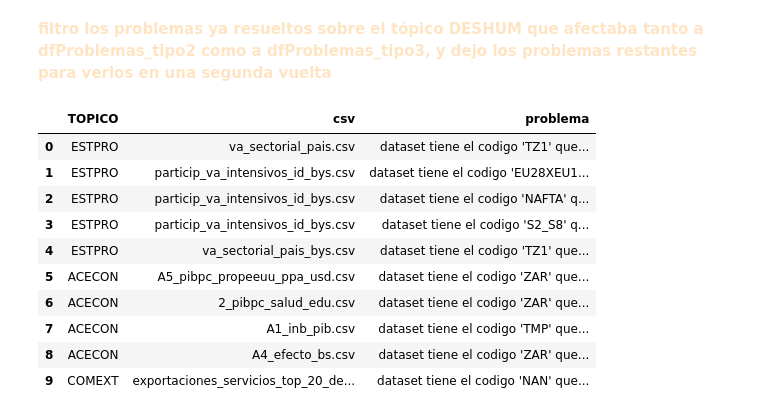
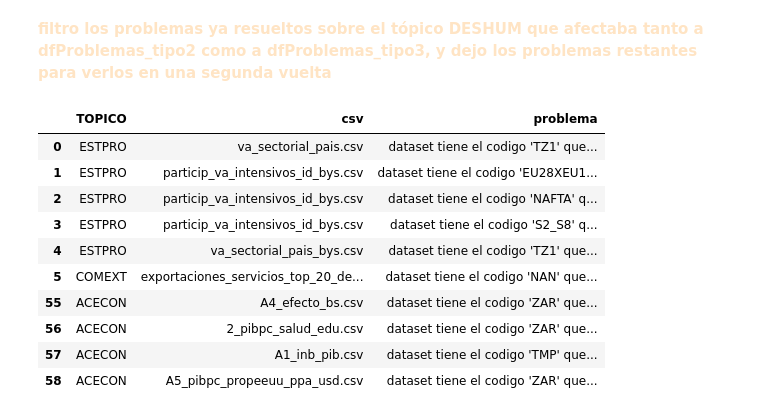
Before and after one commit to LMCappelletti/data_renaming, a Jupyter notebook: paso2_notebooksEmparche/vuelta1_emparcharDatasets_TopicoDESHUM.ipynb, the cells around one changed output. Saved outputs shown, nothing was run; the diff lists cells and outputs as text; code cells hidden in the pictures.

```diff
--- a/paso2_notebooksEmparche/vuelta1_emparcharDatasets_TopicoDESHUM.ipynb
+++ b/paso2_notebooksEmparche/vuelta1_emparcharDatasets_TopicoDESHUM.ipynb
@@ -64,32 +64,32 @@ for archivo in os.listdir(topic_dir):
 # %%
 import os
 import pandas as pd
 
 # carpeta con dfProblemas_tipo2 y donde guardo los nuevos
-base_path = '/home/capuccino/Desktop/TrabajoFundar/data_renaming/problematicas_renaming'
+base_path = '/home/lucia/Desktop/Fundar/data_renaming/problematicas_renaming' # '/home/capuccino/Desktop/TrabajoFundar/data_renaming/problematicas_renaming'
 
 # nombres archivos
 file_tipo2 = os.path.join(base_path, 'dfProblemas_tipo2.csv')
 
 # cargar dfProblemas_tipo2 y filtrar filas donde topicos == 'DESHUM', y los guardo como dfProblemas_tipo2_2daVuelta.csv
 df_tipo2 = pd.read_csv(file_tipo2)
 df_tipo2_filtrado = df_tipo2[df_tipo2['TOPICO'] != 'DESHUM']
 
 output_tipo2 = os.path.join(base_path, '2daVuelta_dfProblemas_tipo2.csv')
 df_tipo2_filtrado.to_csv(output_tipo2, index=False, encoding='utf-8', sep=',')
 
 df_tipo2_filtrado
 # %% [output]
 |  | TOPICO | csv | problema |
 | 0 | ESTPRO | va_sectorial_pais.csv | dataset tiene el codigo 'TZ1' que... |
 | 1 | ESTPRO | particip_va_intensivos_id_bys.csv | dataset tiene el codigo 'EU28XEU1... |
 | 2 | ESTPRO | particip_va_intensivos_id_bys.csv | dataset tiene el codigo 'NAFTA' q... |
 | 3 | ESTPRO | particip_va_intensivos_id_bys.csv | dataset tiene el codigo 'S2_S8' q... |
 | 4 | ESTPRO | va_sectorial_pais_bys.csv | dataset tiene el codigo 'TZ1' que... |
-| 5 | ACECON | A5_pibpc_propeeuu_ppa_usd.csv | dataset tiene el codigo 'ZAR' que... |
-| 6 | ACECON | 2_pibpc_salud_edu.csv | dataset tiene el codigo 'ZAR' que... |
-| 7 | ACECON | A1_inb_pib.csv | dataset tiene el codigo 'TMP' que... |
-| 8 | ACECON | A4_efecto_bs.csv | dataset tiene el codigo 'ZAR' que... |
-| 9 | COMEXT | exportaciones_servicios_top_20_de... | dataset tiene el codigo 'NAN' que... |
+| 5 | COMEXT | exportaciones_servicios_top_20_de... | dataset tiene el codigo 'NAN' que... |
+| 55 | ACECON | A4_efecto_bs.csv | dataset tiene el codigo 'ZAR' que... |
+| 56 | ACECON | 2_pibpc_salud_edu.csv | dataset tiene el codigo 'ZAR' que... |
+| 57 | ACECON | A1_inb_pib.csv | dataset tiene el codigo 'TMP' que... |
+| 58 | ACECON | A5_pibpc_propeeuu_ppa_usd.csv | dataset tiene el codigo 'ZAR' que... |
 # %%
 # carpeta con dfProblemas_tipo3 y donde guardo los nuevos
```
Also changed, not shown: parts of 3 cells of this notebook, 21 other files.
